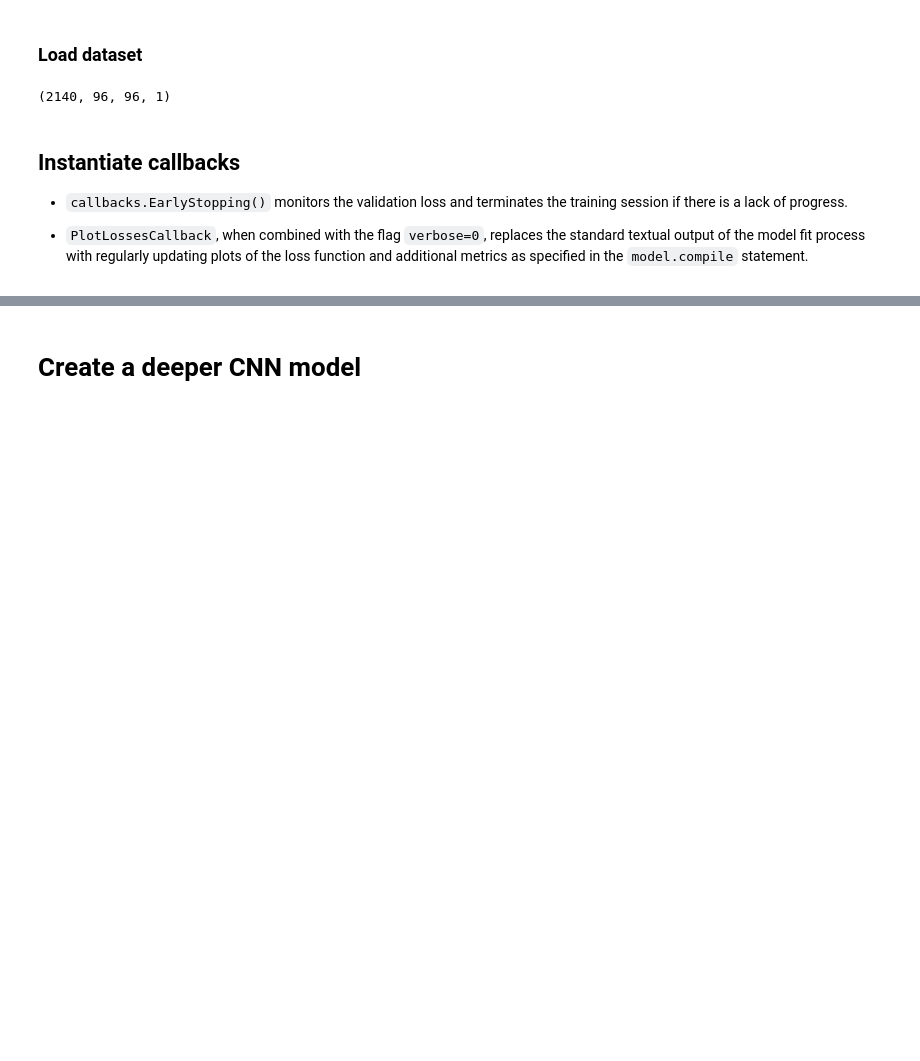
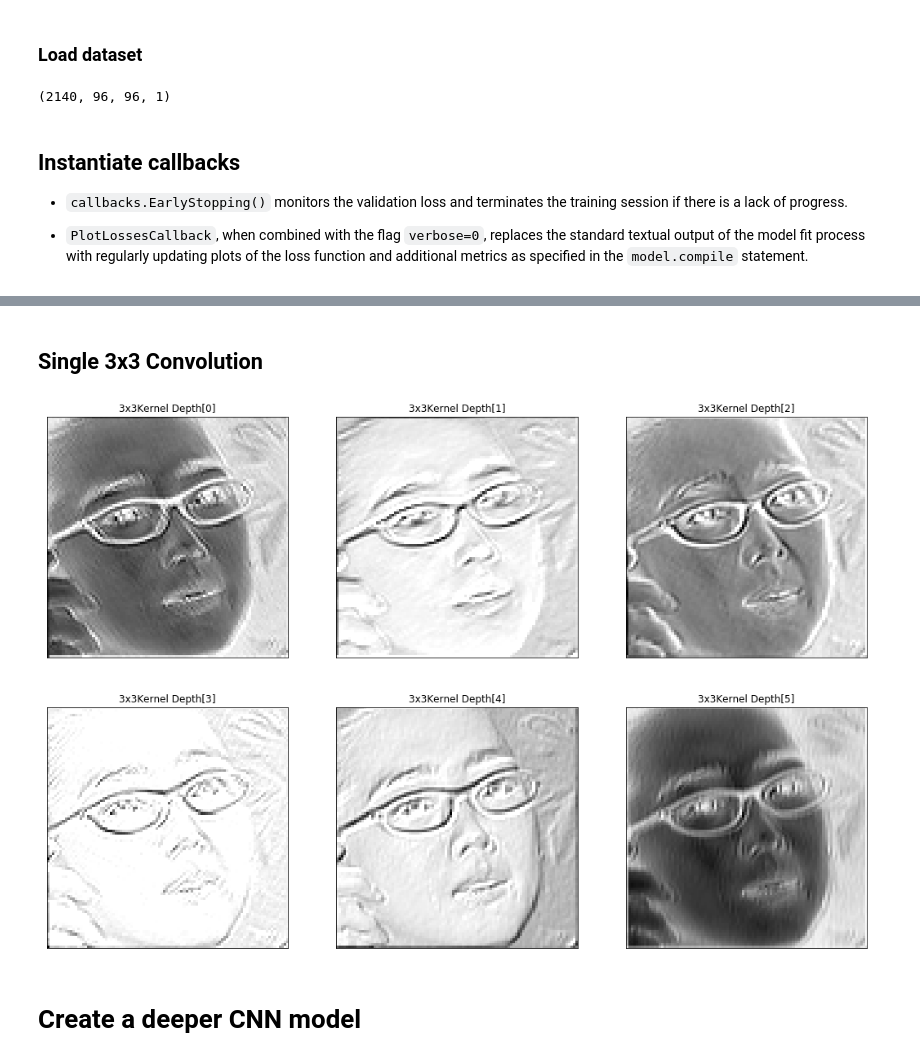
Before and after one commit to tomgoter/w207_finalproject, a Jupyter notebook: basic_cnn_example_ctw.ipynb, the cells around one changed output, grey strips where cells are left out. Cells and saved outputs as stored; diff of their text form; code cells hidden in the pictures; blank space fills up the shorter version.

```diff
--- a/basic_cnn_example_ctw.ipynb
+++ b/basic_cnn_example_ctw.ipynb
@@ -284,39 +311,0 @@ VisualizePredictions( simple_cnn, start_img=500 )
-# %%
-def VisualizeConvolutions( model, layer_names=[], depth=6, img_idx=2011, show_points=False, save_img=False, filename='simple_cnn_pred'):
-  if len(layer_names) < 1:
-    layer_names = ['3x3Kernel']
-
-  labels = layer_names
-
-  # Create subplot space, remove x,y ticks, and flatten axes for easy indicing
-  fig, axes = plt.subplots(2, 3, figsize=(18,12),
-                          subplot_kw={'xticks':[],'yticks':[]})
-  axes = axes.flatten()
-
-  # Iterate through the depths of the supplied layers, generating a prediction for the target
-  # image based on the weights at each depth of the convolution
-  # Do this by creating a new, simple model from the weights in our previously trained model.
-  for i in range(depth):
-    for l, layer in enumerate(layer_names):
-      # Import the requested layer from the supplied model
-      intermediate_layer_model = models.Model(inputs=model.input,
-                                        outputs=model.get_layer(name=layer).output)
-
-      # Generate predictions for the supplied image using the weights from a specific depth of the layer
-      intermediate_output = intermediate_layer_model.predict([X[img_idx].reshape(1,96,96,1)])
-
-      # Reshape the predictions to a 96x96x1 image
-      pixels = len(intermediate_output[0,:,:1])
-      plot_data = intermediate_output[0,:,:,i].reshape(pixels,pixels)
-
-      # Plot the resulting images
-      axes[l*4+i].imshow(plot_data,cmap='gray_r')
-      axes[l*4+i].set_title(labels[l] + " Depth[%i]" %i)
-
-  # Save a copy of the image, if so desired
-  if not save_img:
-    fig.savefig(drive_path + "/viz/" + filename + ".png")
-
-
-
-VisualizeConvolutions( simple_cnn, img_idx=2010 )
@@ -325,2 +316,8 @@ VisualizeConvolutions( simple_cnn, img_idx=2010 )
+# %% [markdown]
+## Single 3x3 Convolution
+# %%
+VisualizeConvolutions( simple_cnn, layer_names=['3x3Kernel'])
+# %% [output]
+[figure, added]
 # %% [markdown]
 # Create a deeper CNN model
```
Also changed, not shown: parts of 29 cells of this notebook.
